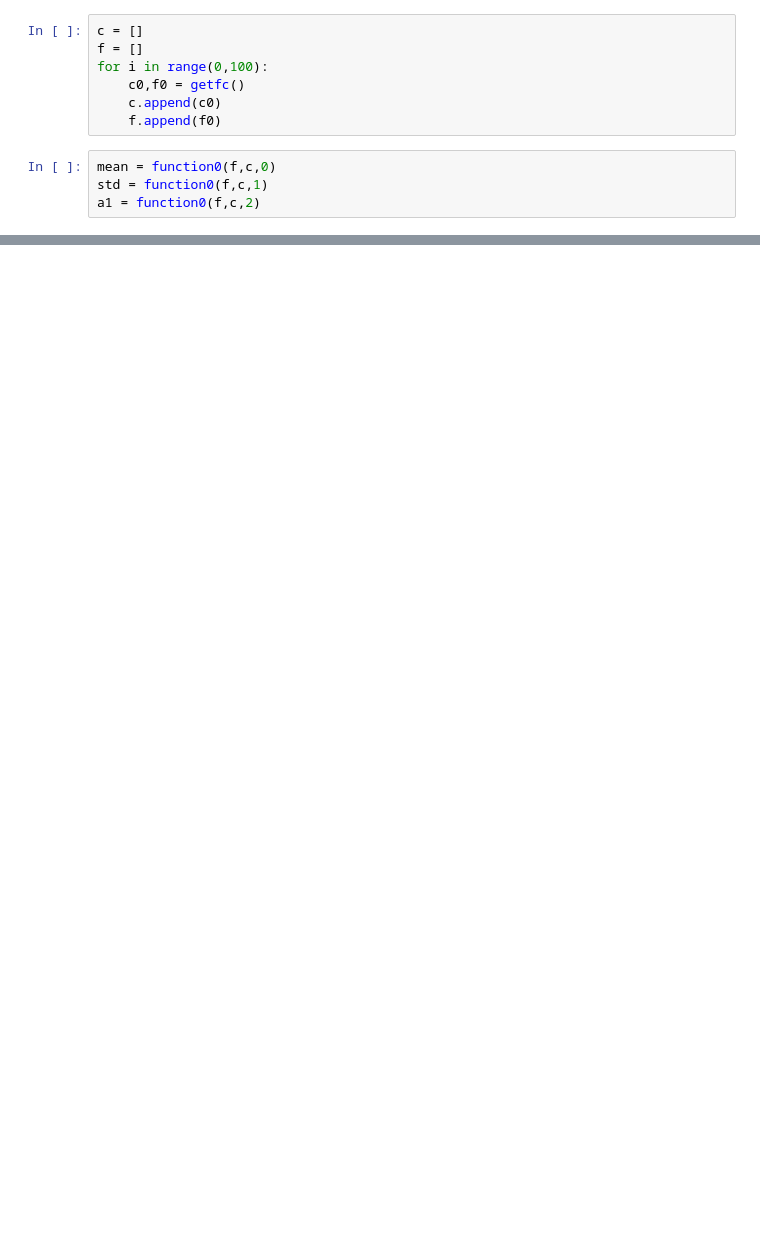
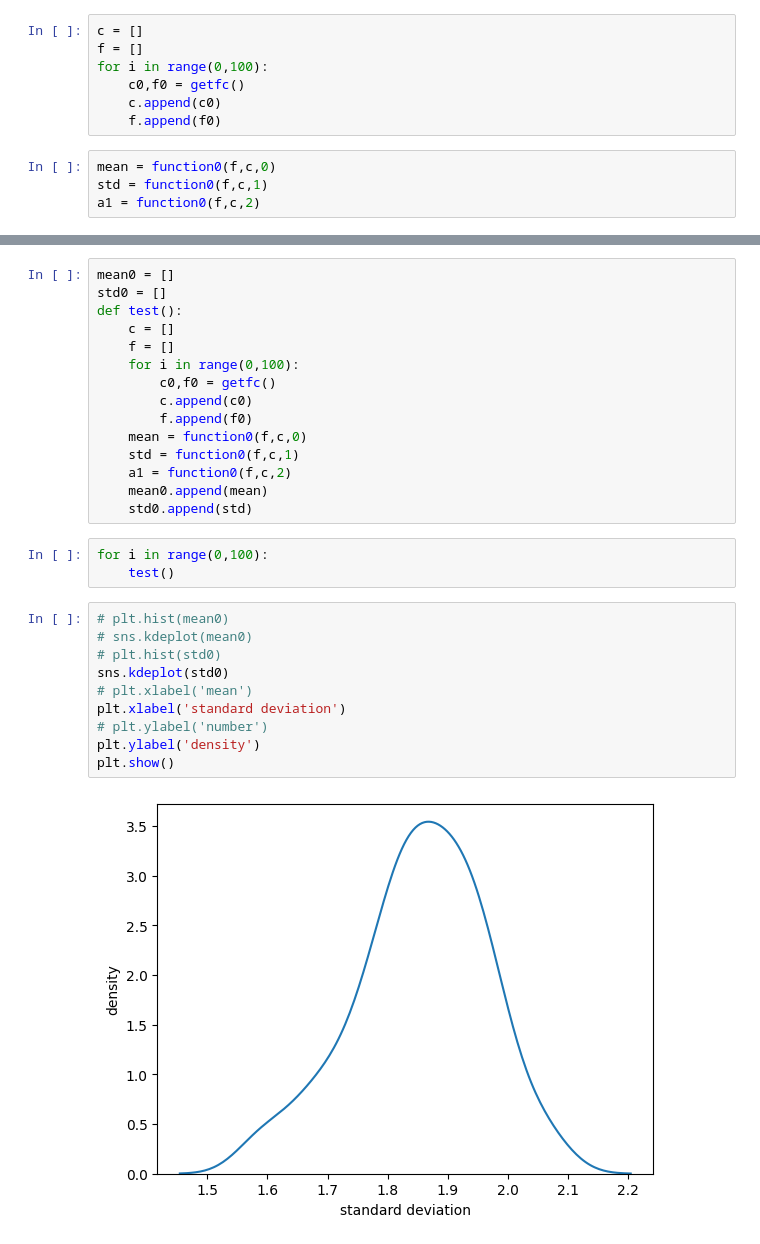
Before and after one commit to wanaler/BD_ML_AI, a Jupyter notebook: code/exersise4.ipynb, the cells around one changed output, grey strips where cells are left out. Drawn from its saved outputs; the diff is of its cells as text; blank space fills up the shorter version.

```diff
--- a/code/exersise4.ipynb
+++ b/code/exersise4.ipynb
@@ -114,0 +134,30 @@ np.sqrt(sum(q1)/100)
+# %%
+mean0 = []
+std0 = []
+def test():
+    c = []
+    f = []
+    for i in range(0,100):
+        c0,f0 = getfc()
+        c.append(c0)
+        f.append(f0)
+    mean = function0(f,c,0)
+    std = function0(f,c,1)
+    a1 = function0(f,c,2)
+    mean0.append(mean)
+    std0.append(std)
+# %%
+for i in range(0,100):
+    test()
+# %%
+# plt.hist(mean0)
+# sns.kdeplot(mean0)
+# plt.hist(std0)
+sns.kdeplot(std0)
+# plt.xlabel('mean')
+plt.xlabel('standard deviation')
+# plt.ylabel('number')
+plt.ylabel('density')
+plt.show()
+# %% [output]
+[figure, added]
```
Also changed, not shown: parts of 9 cells of this notebook, 1 other file.
